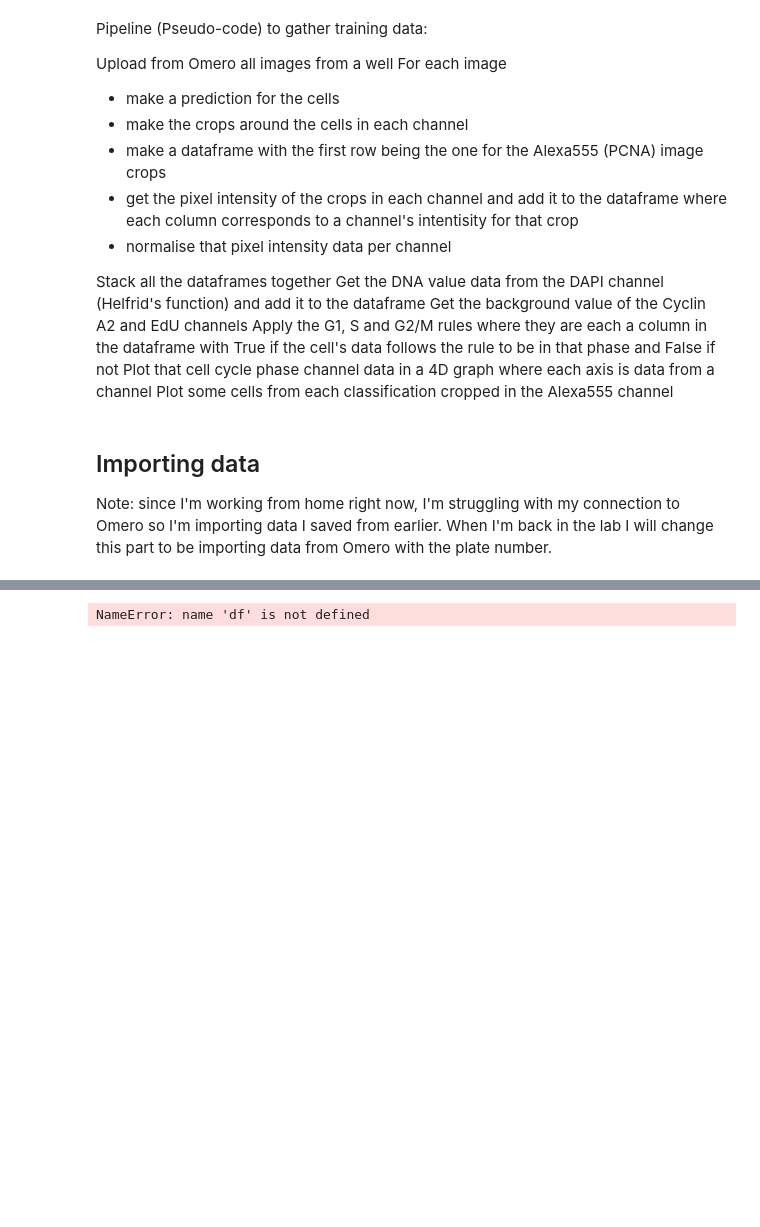
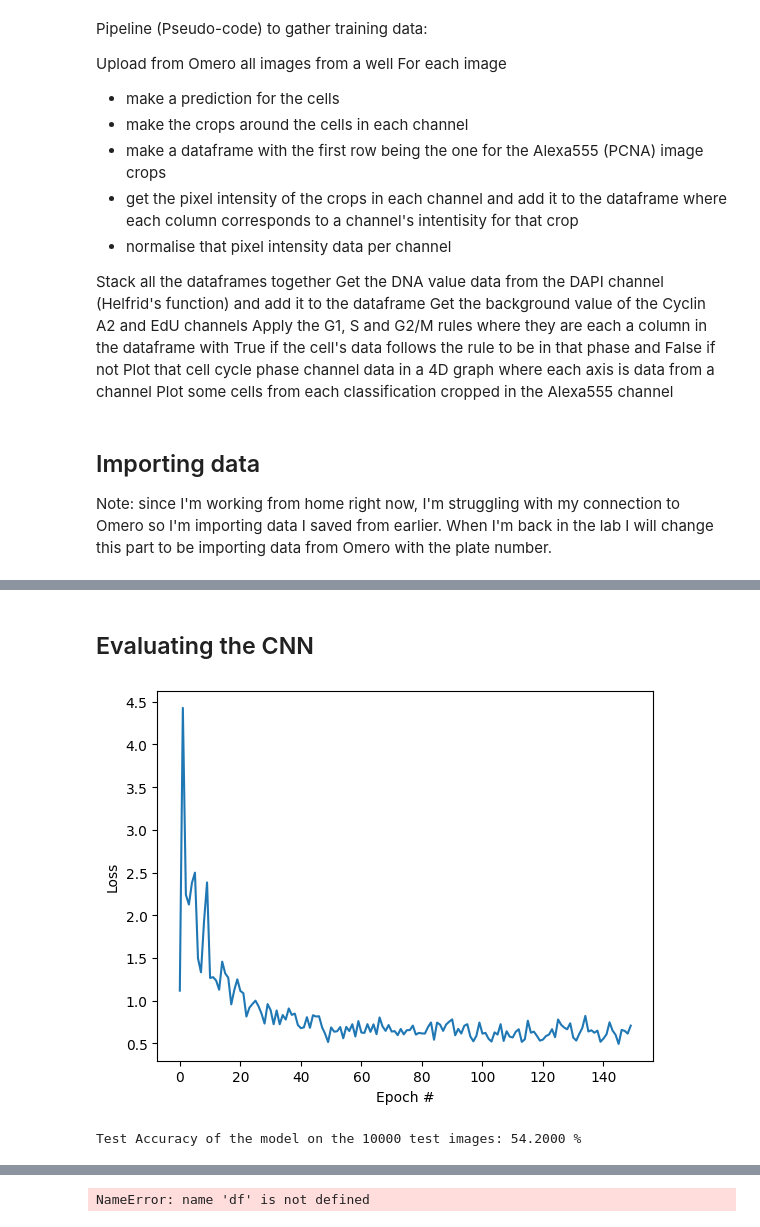
Before and after one commit to rzuberi/cell-SCT, a Jupyter notebook: classification/ccc_data_exploration.ipynb, the cells around one changed output, grey strips where cells are left out. Saved outputs shown, nothing was run; the diff lists cells and outputs as text; code cells hidden in the pictures; blank space fills up the shorter version.

```diff
--- a/classification/ccc_data_exploration.ipynb
+++ b/classification/ccc_data_exploration.ipynb
@@ -291,0 +401,28 @@ ValueError: too many values to unpack (expected 2)
+# %%
+#instance of the Conv Net
+learning_rate = 0.001
+cnn = CNN();
+#loss function and optimizer
+criterion = nn.CrossEntropyLoss();
+optimizer = torch.optim.Adam(cnn.parameters(), lr=learning_rate);
+# %%
+from torch.autograd import Variable
+losses = [];
+num_epochs = 3
+for epoch in range(num_epochs):
+    for i, (images, labels) in enumerate(train_dl):
+        images = Variable(images.float())
+        labels = Variable(labels)
+
+        # Forward + Backward + Optimize
+        optimizer.zero_grad()
+        outputs = cnn(images)
+        loss = criterion(outputs, labels)
+        loss.backward()
+        optimizer.step()
+
+        losses.append(loss.data);
+
+        #if (i+1) % 100 == 0:
+        print ('Epoch : %d/%d, Iter : %d/%d,  Loss: %.4f'
+                   %(epoch+1, num_epochs, i+1, len(train_data)//batch_size, loss.data))
@@ -291,0 +447,26 @@ ValueError: too many values to unpack (expected 2)
+# %% [markdown]
+## Evaluating the CNN
+# %%
+#losses_in_epochs = losses[0::600]
+#plt.xkcd();
+import matplotlib.pyplot as plt
+plt.rcdefaults()
+plt.xlabel('Epoch #');
+plt.ylabel('Loss');
+plt.plot(losses);
+plt.show();
+# %% [output]
+[figure, added]
+# %%
+cnn.eval()
+correct = 0
+total = 0
+for images, labels in val_dl:
+    images = Variable(images.float())
+    outputs = cnn(images)
+    _, predicted = torch.max(outputs.data, 1)
+    total += labels.size(0)
+    correct += (predicted == labels).sum()
+print('Test Accuracy of the model on the 10000 test images: %.4f %%' % (100 * correct / total))
+# %% [output]
+Test Accuracy of the model on the 10000 test images: 54.2000 %
```
Also changed, not shown: parts of 35 cells of this notebook, 4 other files.
